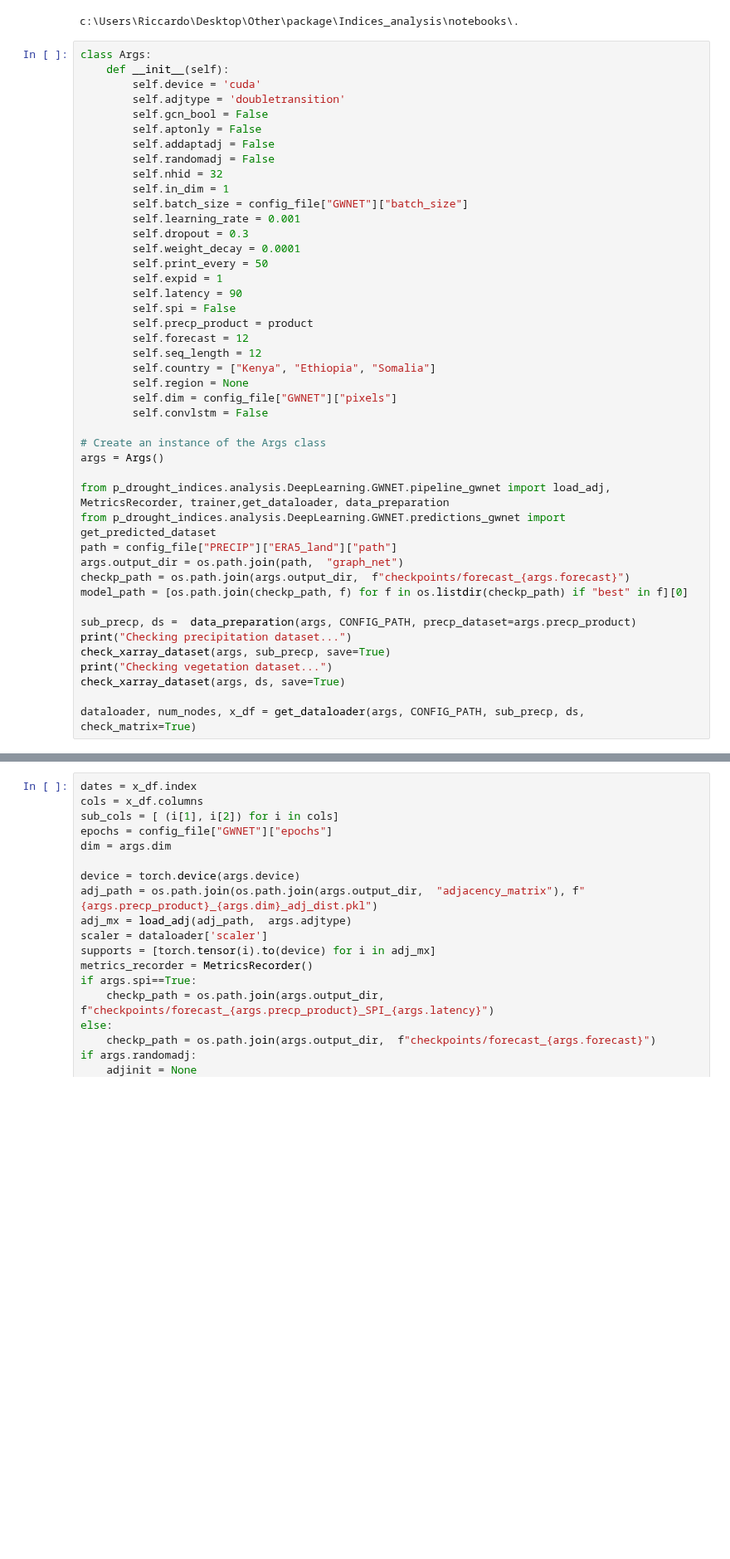
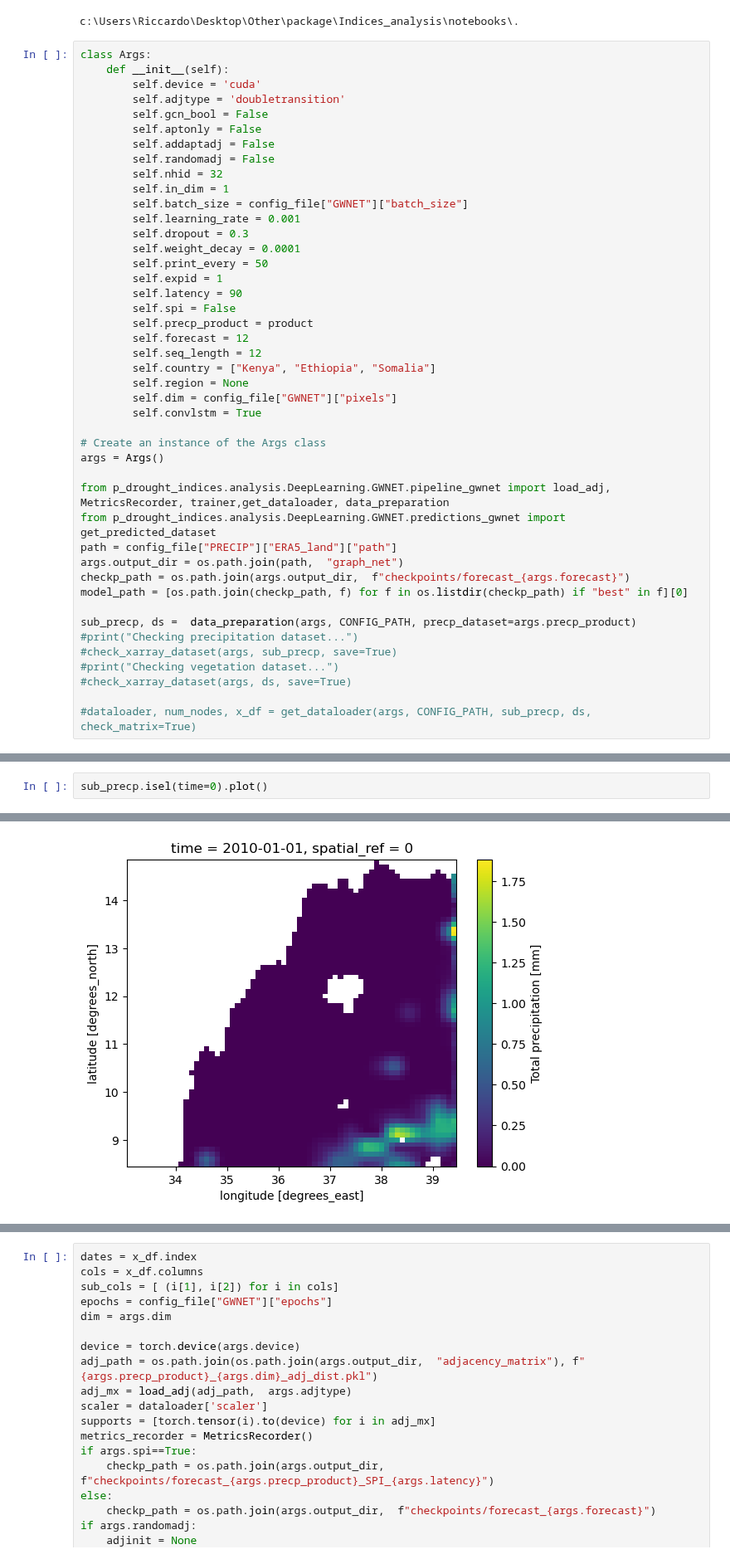
Before and after one commit to Riccardo7-DS/Indices_analysis, a Jupyter notebook: notebooks/model.ipynb, the cells around one changed output, grey strips where cells are left out. Shown at 83% size. Saved outputs shown, nothing was run; the diff lists cells and outputs as text; blank space fills up the shorter version.

```diff
--- a/notebooks/model.ipynb
+++ b/notebooks/model.ipynb
@@ -351,7 +351,7 @@ class Args:
         self.country = ["Kenya", "Ethiopia", "Somalia"]
         self.region = None
         self.dim = config_file["GWNET"]["pixels"]
-        self.convlstm = False
+        self.convlstm = True
 
 # Create an instance of the Args class
 args = Args()
@@ -364,9 +364,9 @@ checkp_path = os.path.join(args.output_dir,  f"checkpoints/forecast_{args.foreca
 model_path = [os.path.join(checkp_path, f) for f in os.listdir(checkp_path) if "best" in f][0]
 
 sub_precp, ds =  data_preparation(args, CONFIG_PATH, precp_dataset=args.precp_product)
-print("Checking precipitation dataset...")
-check_xarray_dataset(args, sub_precp, save=True)
-print("Checking vegetation dataset...")
-check_xarray_dataset(args, ds, save=True)
+#print("Checking precipitation dataset...")
+#check_xarray_dataset(args, sub_precp, save=True)
+#print("Checking vegetation dataset...")
+#check_xarray_dataset(args, ds, save=True)
 
-dataloader, num_nodes, x_df = get_dataloader(args, CONFIG_PATH, sub_precp, ds, check_matrix=True)
+#dataloader, num_nodes, x_df = get_dataloader(args, CONFIG_PATH, sub_precp, ds, check_matrix=True)
@@ -407,0 +380,3 @@ def test(model, loss, test_loader, args):
+# %%
+sub_precp.isel(time=0).plot()
+# %% [output]
@@ -407,0 +384 @@ def test(model, loss, test_loader, args):
+[figure, added]
```
Also changed, not shown: parts of 9 cells of this notebook, 2 other files.
